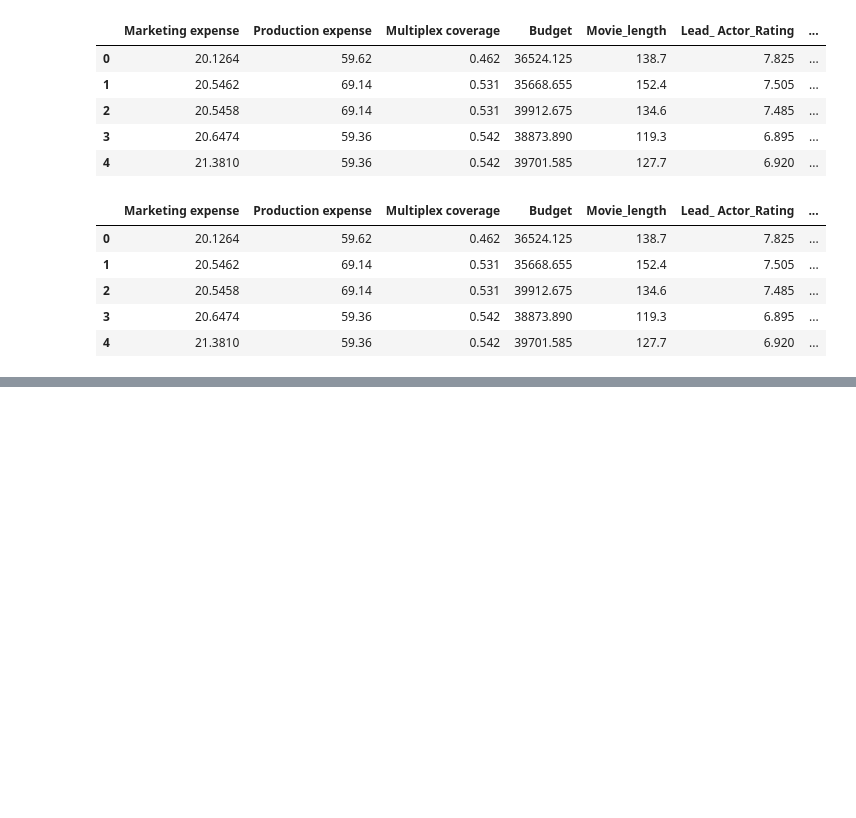
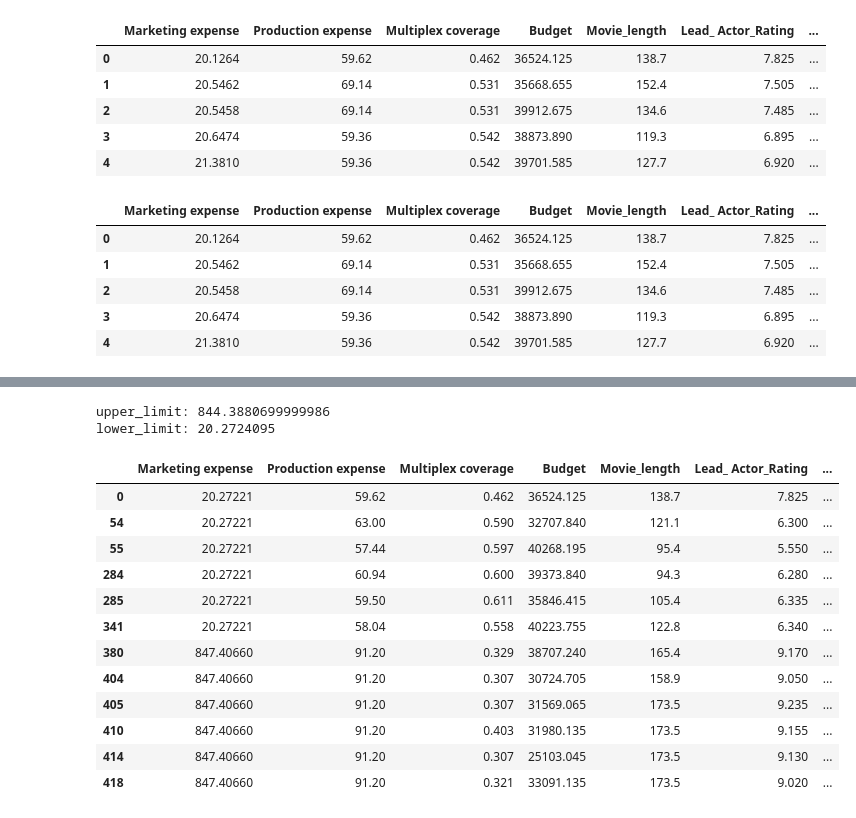
Before and after one commit to Toluwablaq/Decision-_for_movies_collection, a Jupyter notebook: movie_collection_prediction.ipynb, the cells around one changed output, grey strips where cells are left out. Cells and saved outputs as stored; diff of their text form; code cells hidden in the pictures; blank space fills up the shorter version.

```diff
--- a/movie_collection_prediction.ipynb
+++ b/movie_collection_prediction.ipynb
@@ -81,0 +92,27 @@ df.describe()
+# %%
+#using percentile method to get the upper_liit and lower_limit
+upper_limit=df['Marketing expense'].quantile(0.99)
+lower_limit=df['Marketing expense'].quantile(0.01)
+
+print('upper_limit:', upper_limit)
+print('lower_limit:', lower_limit)
+# %% [output]
+upper_limit: 844.3880699999986
+lower_limit: 20.2724095
+# %%
+#getting the outliers
+df.loc[(df['Marketing expense']>=upper_limit) | (df['Marketing expense']<=lower_limit)]
+# %% [output]
+|  | Marketing expense | Production expense | Multiplex coverage | Budget | Movie_length | Lead_ Actor_Rating | ... |
+| 0 | 20.27221 | 59.62 | 0.462 | 36524.125 | 138.7 | 7.825 | ... |
+| 54 | 20.27221 | 63.00 | 0.590 | 32707.840 | 121.1 | 6.300 | ... |
+| 55 | 20.27221 | 57.44 | 0.597 | 40268.195 | 95.4 | 5.550 | ... |
+| 284 | 20.27221 | 60.94 | 0.600 | 39373.840 | 94.3 | 6.280 | ... |
+| 285 | 20.27221 | 59.50 | 0.611 | 35846.415 | 105.4 | 6.335 | ... |
+| 341 | 20.27221 | 58.04 | 0.558 | 40223.755 | 122.8 | 6.340 | ... |
+| 380 | 847.40660 | 91.20 | 0.329 | 38707.240 | 165.4 | 9.170 | ... |
+| 404 | 847.40660 | 91.20 | 0.307 | 30724.705 | 158.9 | 9.050 | ... |
+| 405 | 847.40660 | 91.20 | 0.307 | 31569.065 | 173.5 | 9.235 | ... |
+| 410 | 847.40660 | 91.20 | 0.403 | 31980.135 | 173.5 | 9.155 | ... |
+| 414 | 847.40660 | 91.20 | 0.307 | 25103.045 | 173.5 | 9.130 | ... |
+| 418 | 847.40660 | 91.20 | 0.321 | 33091.135 | 173.5 | 9.020 | ... |
```
Also changed, not shown: parts of 3 cells of this notebook.
